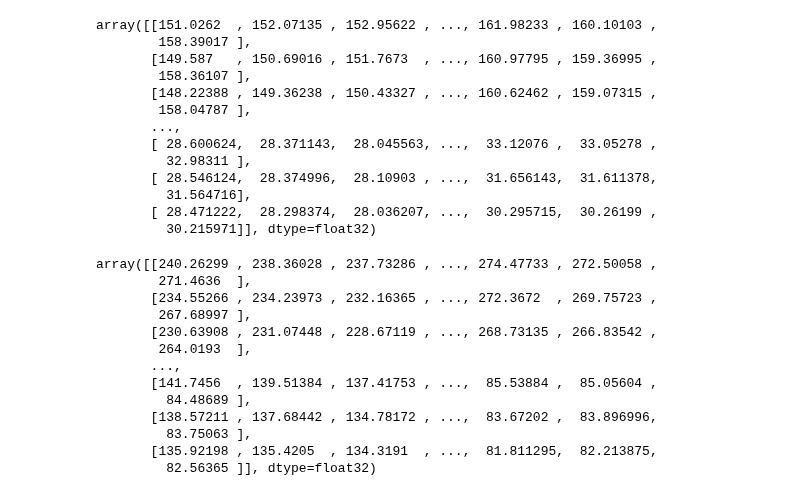
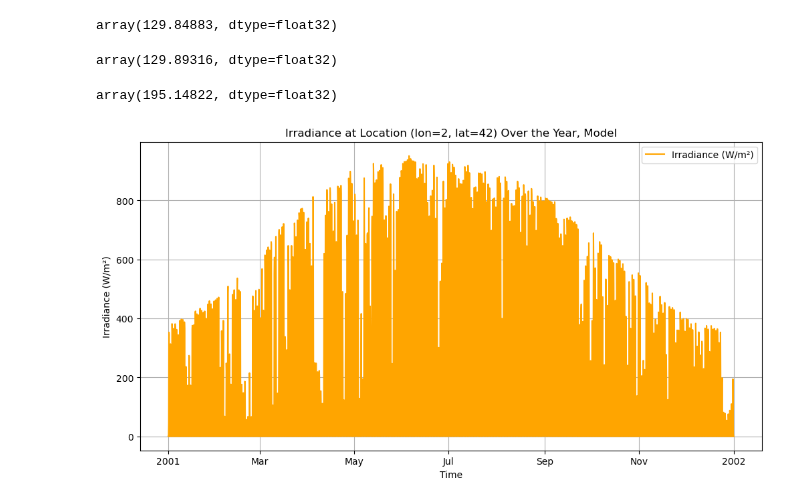
Before and after one commit to martabresco/Climate-Change-Impacted-Solar-Energy-Generation, a Jupyter notebook: fix_3h_issue.ipynb, the cells around one changed output. Saved outputs shown, nothing was run; the diff lists cells and outputs as text; code cells hidden in the pictures.

```diff
--- a/fix_3h_issue.ipynb
+++ b/fix_3h_issue.ipynb
@@ -95,34 +86,31 @@ array([[151.02643 , 152.07144 , 152.95612 , ..., 161.98242 , 160.10077 ,
-# %%
-df['influx_direct'].mean(dim='time').values
-# %% [output]
-array([[151.0262  , 152.07135 , 152.95622 , ..., 161.98233 , 160.10103 ,
-        158.39017 ],
-       [149.587   , 150.69016 , 151.7673  , ..., 160.97795 , 159.36995 ,
-        158.36107 ],
-       [148.22388 , 149.36238 , 150.43327 , ..., 160.62462 , 159.07315 ,
-        158.04787 ],
-       ...,
-       [ 28.600624,  28.371143,  28.045563, ...,  33.12076 ,  33.05278 ,
-         32.98311 ],
-       [ 28.546124,  28.374996,  28.10903 , ...,  31.656143,  31.611378,
-         31.564716],
-       [ 28.471222,  28.298374,  28.036207, ...,  30.295715,  30.26199 ,
-         30.215971]], dtype=float32)
+# %%
+#mean for each grid cell of the 3h accumulated data
+irradiance_3h_accumulated.mean(dim="time").sel(x=2, y=42, method="nearest").values
+# %% [output]
+array(129.84883, dtype=float32)
+# %%
+#mean for each grid cell of the original 1h data
+df['influx_direct'].mean(dim='time').sel(x=2, y=42, method="nearest").values
+# %% [output]
+array(129.89316, dtype=float32)
 # %%
-fn="/groups/FutureWind/SFCRAD/MRI-ESM2-0/historical/r1i1p1f1/rsds_rsdsdiff_tas_1980.nc"
+fn="/groups/FutureWind/SFCRAD/MRI-ESM2-0/historical/r1i1p1f1/rsds_rsdsdiff_tas_2001.nc"
 ds = xr.open_dataset(fn)
-ds['rsds'].mean(dim='time').values
+ds['rsds'].mean(dim='time').sel(lon=2, lat=42, method="nearest").values
 # %% [output]
-array([[240.26299 , 238.36028 , 237.73286 , ..., 274.47733 , 272.50058 ,
-        271.4636  ],
-       [234.55266 , 234.23973 , 232.16365 , ..., 272.3672  , 269.75723 ,
-        267.68997 ],
-       [230.63908 , 231.07448 , 228.67119 , ..., 268.73135 , 266.83542 ,
-        264.0193  ],
-       ...,
-       [141.7456  , 139.51384 , 137.41753 , ...,  85.53884 ,  85.05604 ,
-         84.48689 ],
-       [138.57211 , 137.68442 , 134.78172 , ...,  83.67202 ,  83.896996,
-         83.75063 ],
-       [135.92198 , 135.4205  , 134.3191  , ...,  81.811295,  82.213875,
-         82.56365 ]], dtype=float32)
+array(195.14822, dtype=float32)
+# %%
+# Select the irradiance values for the specified location
+irradiance_model = ds['rsds'].sel(lon=2, lat=42, method="nearest")
+
+# Plot the irradiance values over time
+plt.figure(figsize=(12, 6))
+irradiance_model.plot(label="Irradiance (W/m²)", color="orange")
+plt.title("Irradiance at Location (lon=2, lat=42) Over the Year, Model")
+plt.xlabel("Time")
+plt.ylabel("Irradiance (W/m²)")
+plt.legend()
+plt.grid()
+plt.show()
+# %% [output]
+[figure, added]
```
Also changed, not shown: parts of 8 cells of this notebook, 1 other file.
